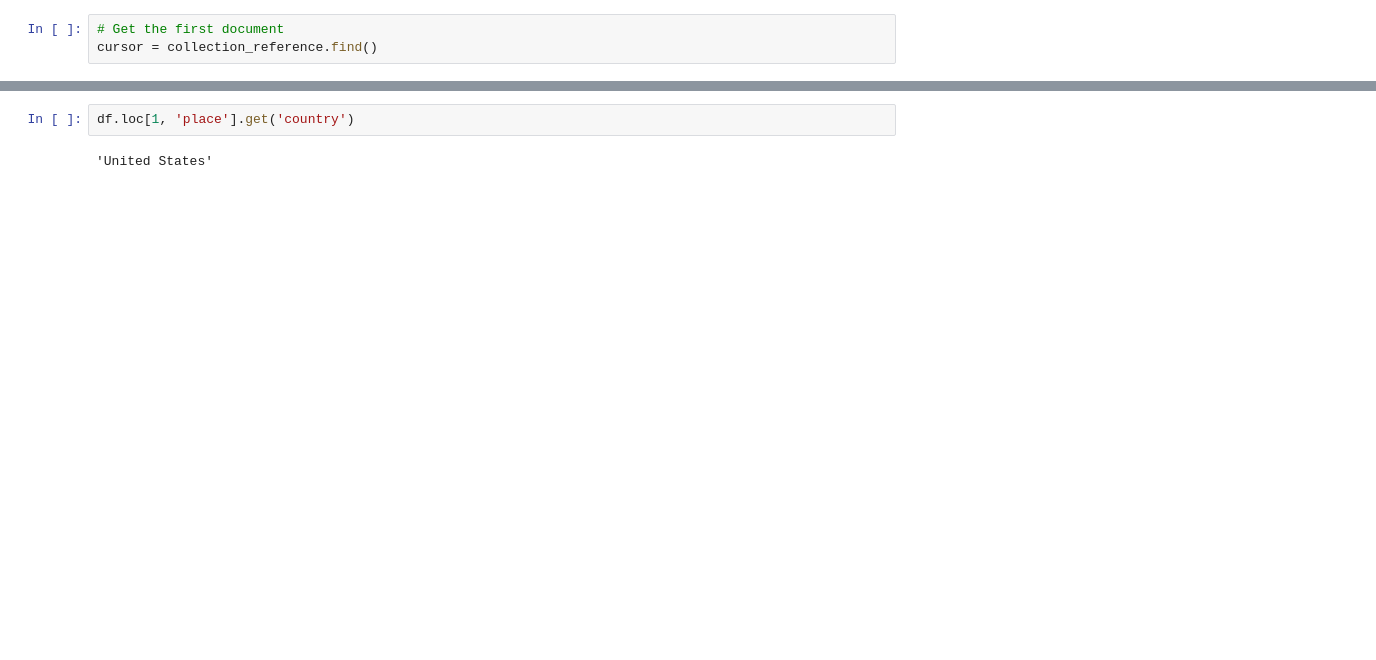
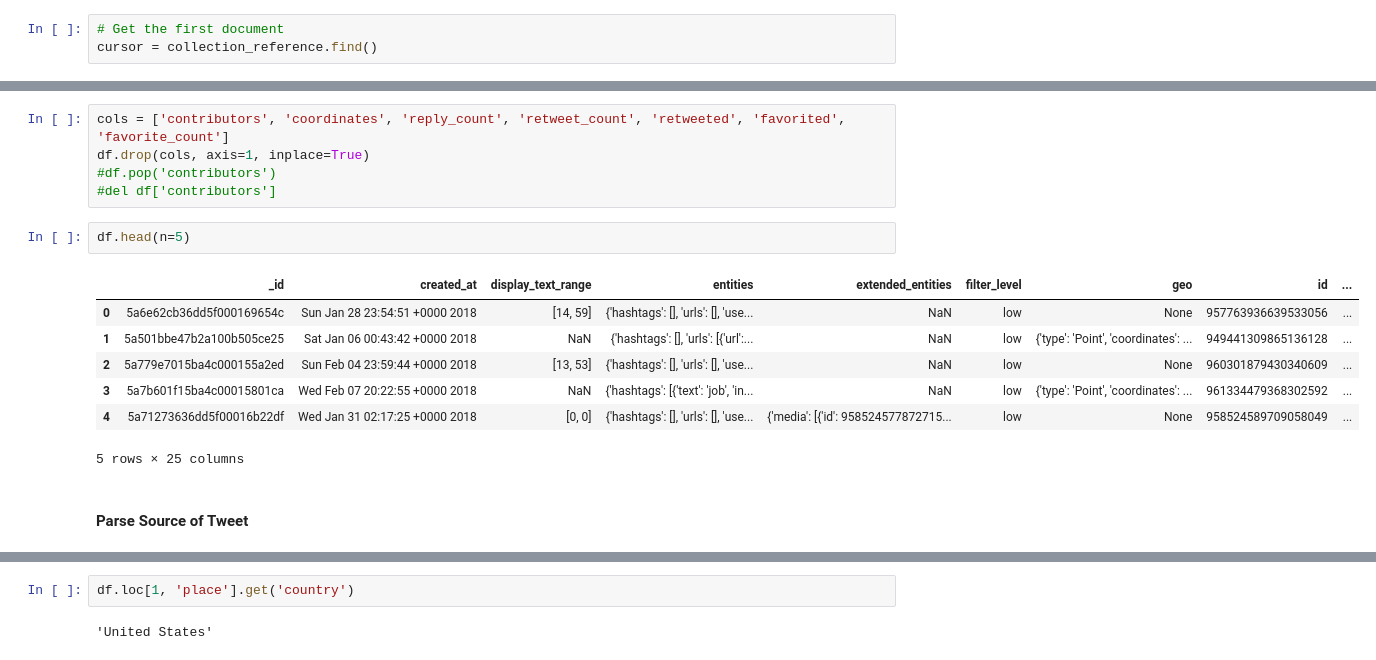
Before and after one commit to SangeethaThai/CSX_450_3_Presentation, a Jupyter notebook: EDA_Tweets.ipynb, the cells around one changed output, grey strips where cells are left out. Drawn from its saved outputs; the diff is of its cells as text; blank space fills up the shorter version.

```diff
--- a/EDA_Tweets.ipynb
+++ b/EDA_Tweets.ipynb
@@ -80,3 +80,20 @@ dtype: int64
+# %%
+cols = ['contributors', 'coordinates', 'reply_count', 'retweet_count', 'retweeted', 'favorited', 'favorite_count']
+df.drop(cols, axis=1, inplace=True)
+#df.pop('contributors')
+#del df['contributors']
+# %%
+df.head(n=5)
+# %% [output]
+|  | _id | created_at | display_text_range | entities | extended_entities | filter_level | geo | id | ... |
+| 0 | 5a6e62cb36dd5f000169654c | Sun Jan 28 23:54:51 +0000 2018 | [14, 59] | {'hashtags': [], 'urls': [], 'use... | NaN | low | None | 957763936639533056 | ... |
+| 1 | 5a501bbe47b2a100b505ce25 | Sat Jan 06 00:43:42 +0000 2018 | NaN | {'hashtags': [], 'urls': [{'url':... | NaN | low | {'type': 'Point', 'coordinates': ... | 949441309865136128 | ... |
+| 2 | 5a779e7015ba4c000155a2ed | Sun Feb 04 23:59:44 +0000 2018 | [13, 53] | {'hashtags': [], 'urls': [], 'use... | NaN | low | None | 960301879430340609 | ... |
+| 3 | 5a7b601f15ba4c00015801ca | Wed Feb 07 20:22:55 +0000 2018 | NaN | {'hashtags': [{'text': 'job', 'in... | NaN | low | {'type': 'Point', 'coordinates': ... | 961334479368302592 | ... |
+| 4 | 5a71273636dd5f00016b22df | Wed Jan 31 02:17:25 +0000 2018 | [0, 0] | {'hashtags': [], 'urls': [], 'use... | {'media': [{'id': 958524577872715... | low | None | 958524589709058049 | ... |
+5 rows × 25 columns
+# %% [markdown]
+#### Parse Source of Tweet
 # %%
 # I want to parse the source column, so I can gather details about the devices used to tweet
 df.loc[1, 'source']
```
Also changed, not shown: parts of 23 cells of this notebook, 3 other files.
